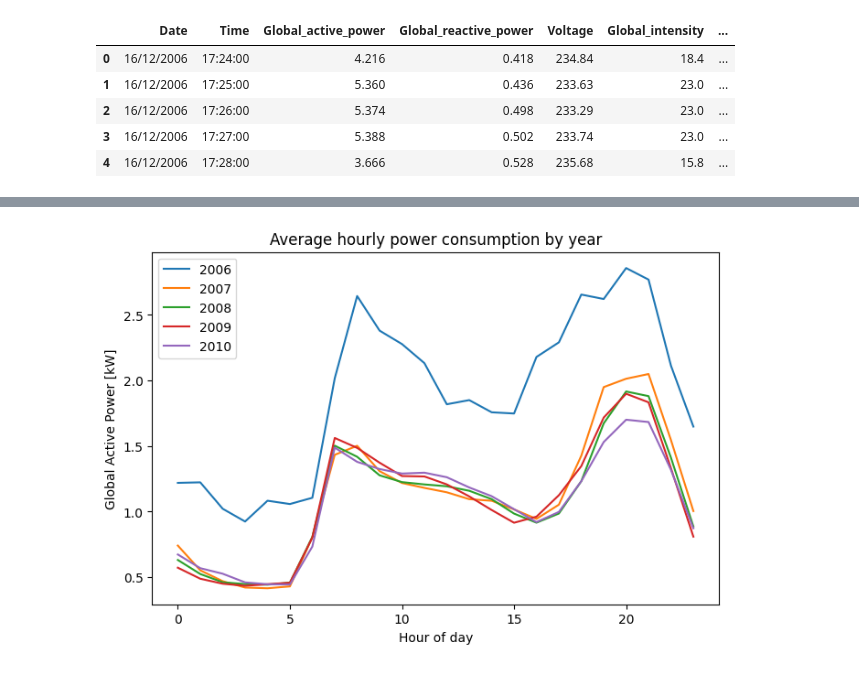
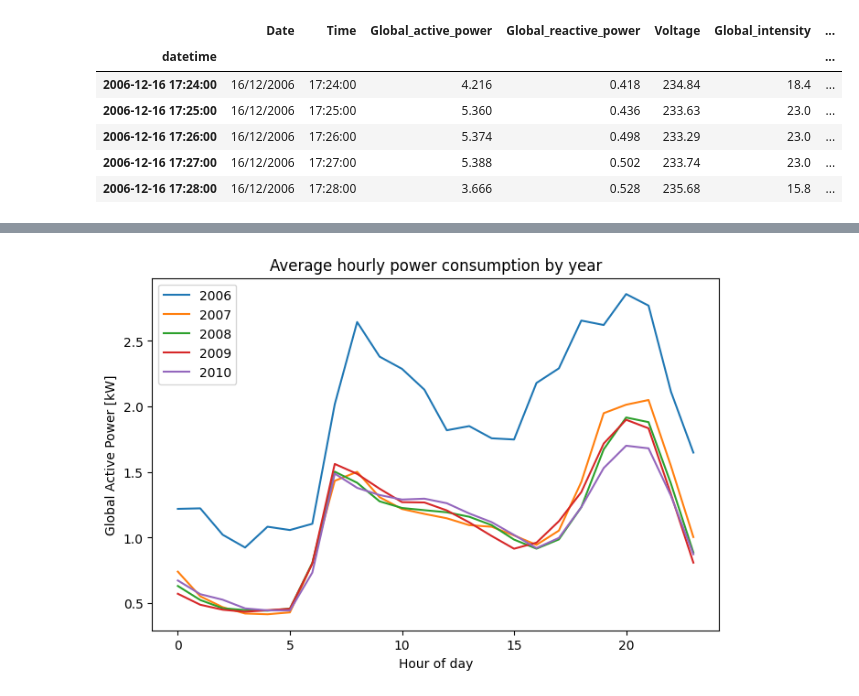
Before and after one commit to veetirajaniemi/adaml-ml-project, a Jupyter notebook: time_series_decomposition.ipynb, the cells around one changed output, grey strips where cells are left out. Saved outputs shown, nothing was run; the diff lists cells and outputs as text; code cells hidden in the pictures.

```diff
--- a/time_series_decomposition.ipynb
+++ b/time_series_decomposition.ipynb
@@ -9,30 +9,32 @@ from statsmodels.tsa.seasonal import STL
 # %%
 path = "household_power_consumption.txt"
 df = pd.read_csv(path,delimiter=";",dtype="str")
 
 #Combine date and time
 df["datetime"] = pd.to_datetime(df["Date"]+" "+df["Time"])
 #Convert other columns to numeric
 df["Global_active_power"] = pd.to_numeric(df["Global_active_power"],errors="coerce")
 df["Global_reactive_power"] = pd.to_numeric(df["Global_reactive_power"],errors="coerce")
 df["Voltage"] = pd.to_numeric(df["Voltage"],errors="coerce")
 df["Global_intensity"] = pd.to_numeric(df["Global_intensity"],errors="coerce")
 df["Sub_metering_1"] = pd.to_numeric(df["Sub_metering_1"],errors="coerce")
 df["Sub_metering_2"] = pd.to_numeric(df["Sub_metering_2"],errors="coerce")
 df["Sub_metering_3"] = pd.to_numeric(df["Sub_metering_3"],errors="coerce")
 
-#Mark nan-rows
-df["nan_rows"] = 0
-df.loc[df.isna().any(axis=1),"nan_rows"] = 1
 #Timestamp rounded to floor hour
+df["timestamp"] = df["datetime"].dt.floor("h")
 
-df["timestamp"] = df["datetime"].dt.floor("H")
+# Interpolate missing values for short gaps up to 60 minutes
+numeric_cols = df.select_dtypes(include=["number"]).columns
+df.set_index("datetime",inplace=True)
+df[numeric_cols] = df[numeric_cols].interpolate(method="time", limit=60)
 
 df.head()
 # %% [output]
 |  | Date | Time | Global_active_power | Global_reactive_power | Voltage | Global_intensity | ... |
-| 0 | 16/12/2006 | 17:24:00 | 4.216 | 0.418 | 234.84 | 18.4 | ... |
-| 1 | 16/12/2006 | 17:25:00 | 5.360 | 0.436 | 233.63 | 23.0 | ... |
-| 2 | 16/12/2006 | 17:26:00 | 5.374 | 0.498 | 233.29 | 23.0 | ... |
-| 3 | 16/12/2006 | 17:27:00 | 5.388 | 0.502 | 233.74 | 23.0 | ... |
-| 4 | 16/12/2006 | 17:28:00 | 3.666 | 0.528 | 235.68 | 15.8 | ... |
+| datetime |  |  |  |  |  |  | ... |
+| 2006-12-16 17:24:00 | 16/12/2006 | 17:24:00 | 4.216 | 0.418 | 234.84 | 18.4 | ... |
+| 2006-12-16 17:25:00 | 16/12/2006 | 17:25:00 | 5.360 | 0.436 | 233.63 | 23.0 | ... |
+| 2006-12-16 17:26:00 | 16/12/2006 | 17:26:00 | 5.374 | 0.498 | 233.29 | 23.0 | ... |
+| 2006-12-16 17:27:00 | 16/12/2006 | 17:27:00 | 5.388 | 0.502 | 233.74 | 23.0 | ... |
+| 2006-12-16 17:28:00 | 16/12/2006 | 17:28:00 | 3.666 | 0.528 | 235.68 | 15.8 | ... |
```
Also changed, not shown: parts of 8 cells of this notebook.
